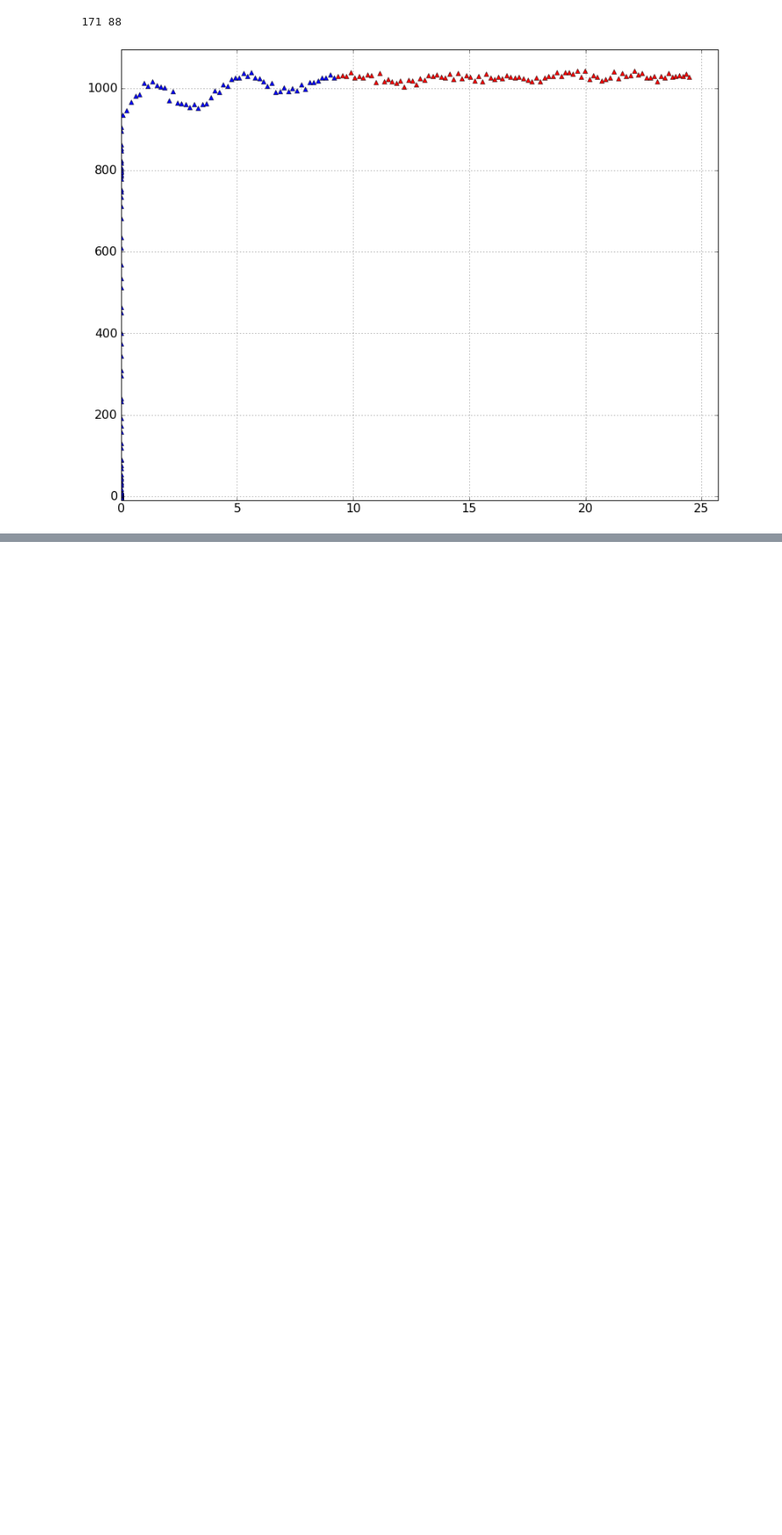
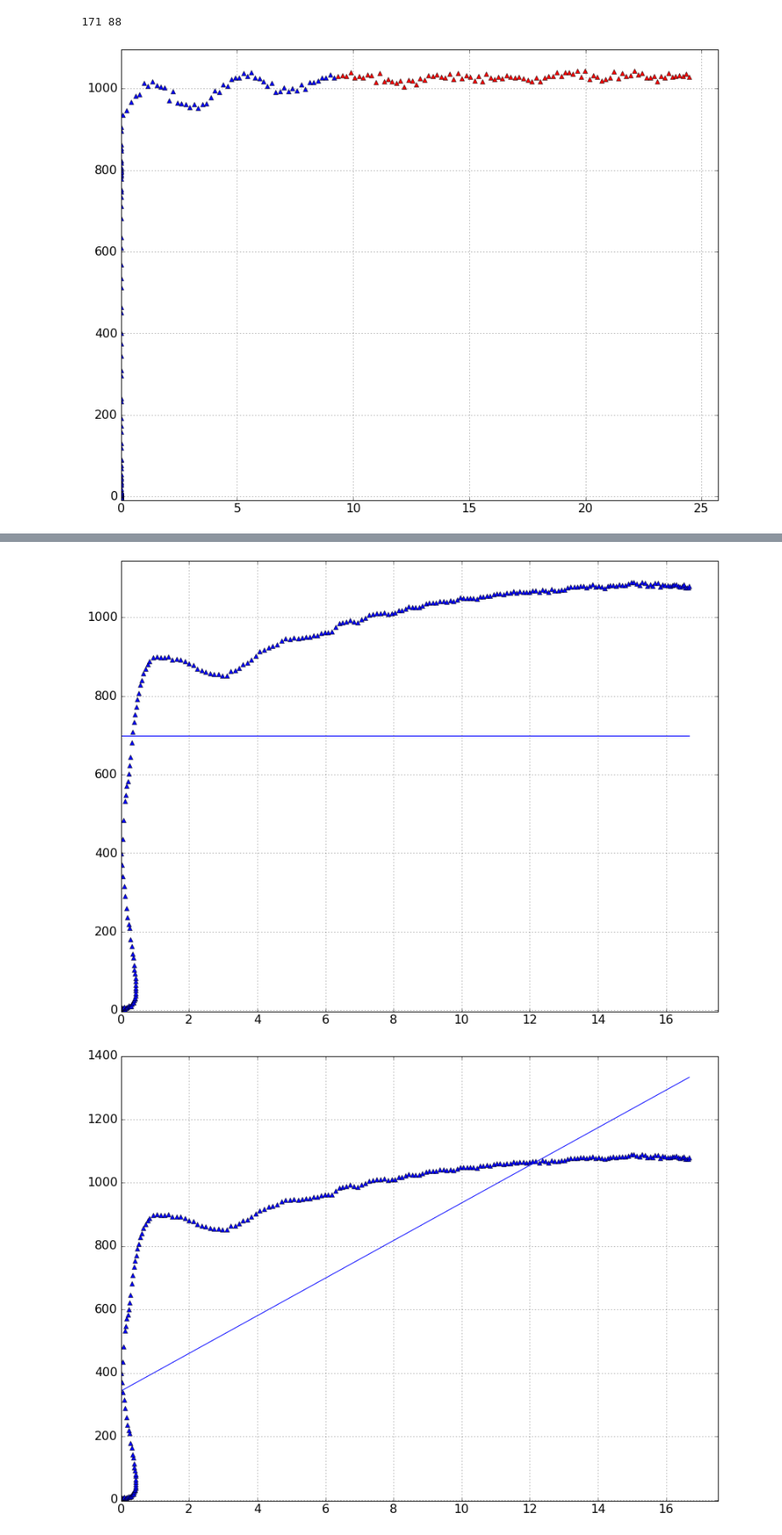
Before and after one commit to ednusi/MatPy, a Jupyter notebook: ML_PredictStressStrain.ipynb, the cells around one changed output, grey strips where cells are left out. Shown at 85% size. Drawn from its saved outputs; the diff is of its cells as text; code cells hidden in the pictures; blank space fills up the shorter version.

```diff
--- a/ML_PredictStressStrain.ipynb
+++ b/ML_PredictStressStrain.ipynb
@@ -656,0 +662,17 @@ graph_suite.plot2D(test_suite.combine_data(data[:,0],slopes))
+# %%
+from numpy import polyfit
+import numpy as np
+from irreversible_stressstrain import StressStrain
+import graph_suite
+data = StressStrain('ref/HSRS/22').get_experimental_data()
+
+for degree in xrange(7):
+    func = np.poly1d(polyfit(data[:,0],data[:,1],degree))
+
+    guess_domain = np.linspace(0,max(data[:,0]),101.)
+    guess_vals = func(guess_domain)
+
+    graph_suite.plotmult2D(data,test_suite.combine_data(guess_domain,guess_vals), marker2 = 'b-')
+# %% [output]
+[figure, added]
+[figure, added]
```
Also changed, not shown: parts of 11 cells of this notebook, 5 other files.
